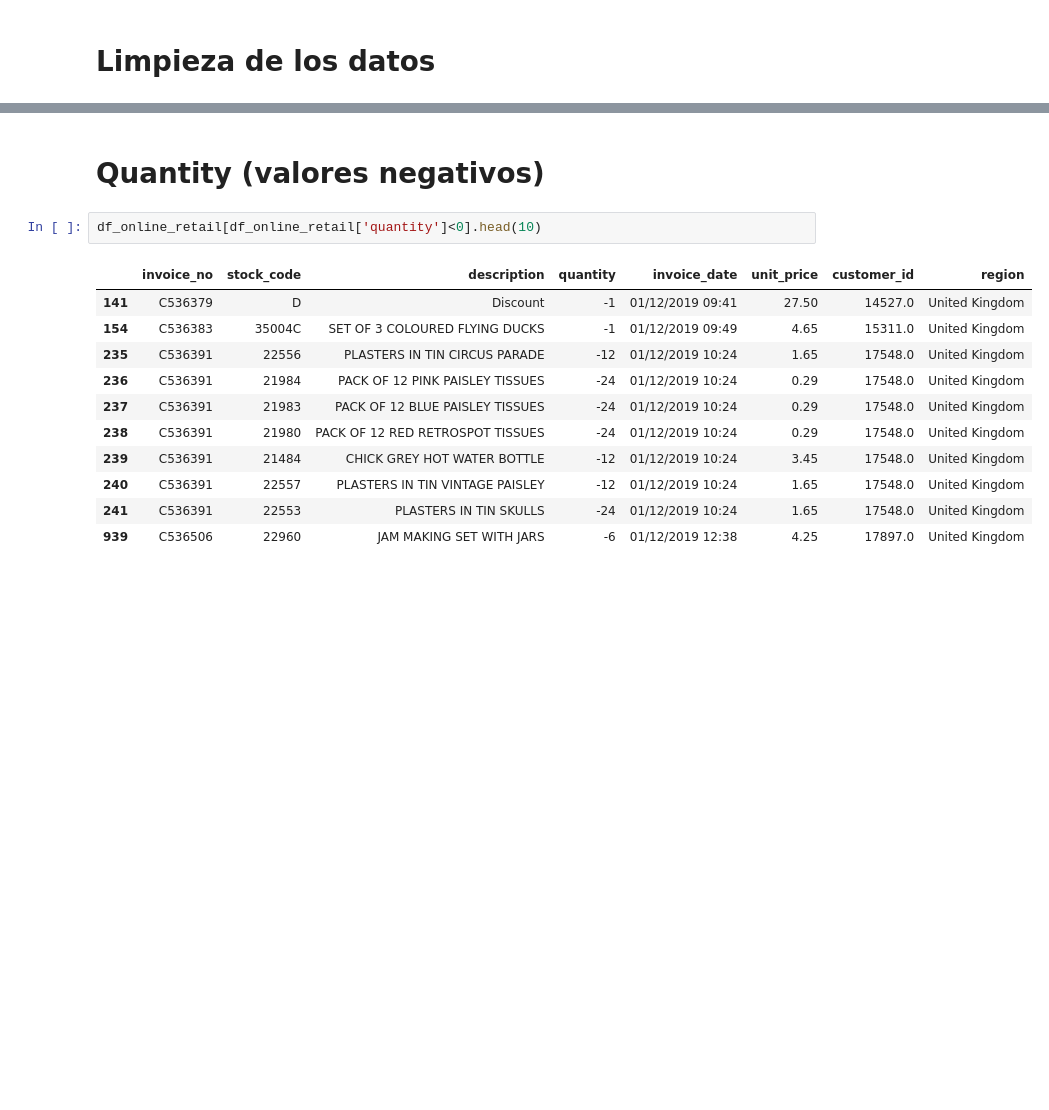
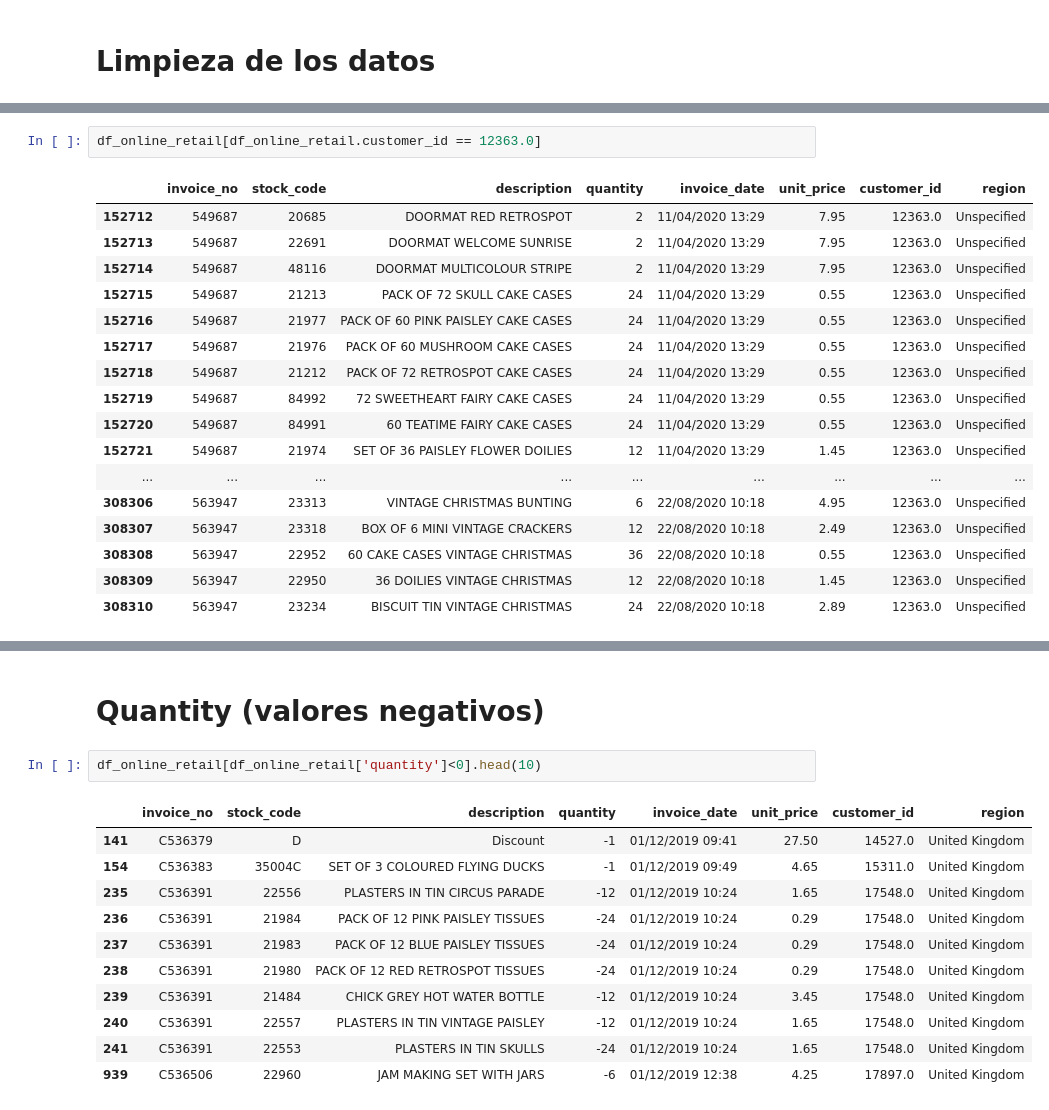
Before and after one commit to shimapi/hackathon-tripleten, a Jupyter notebook: notebook/EDA.ipynb, the cells around one changed output, grey strips where cells are left out. Cells and saved outputs as stored; diff of their text form; blank space fills up the shorter version.

```diff
--- a/notebook/EDA.ipynb
+++ b/notebook/EDA.ipynb
@@ -77,0 +180,20 @@ Index(['invoice_no', 'stock_code', 'description', 'quantity', 'invoice_date',
+# %%
+df_online_retail[df_online_retail.customer_id == 12363.0]
+# %% [output]
+|  | invoice_no | stock_code | description | quantity | invoice_date | unit_price | customer_id | region |
+| 152712 | 549687 | 20685 | DOORMAT RED RETROSPOT | 2 | 11/04/2020 13:29 | 7.95 | 12363.0 | Unspecified |
+| 152713 | 549687 | 22691 | DOORMAT WELCOME SUNRISE | 2 | 11/04/2020 13:29 | 7.95 | 12363.0 | Unspecified |
+| 152714 | 549687 | 48116 | DOORMAT MULTICOLOUR STRIPE | 2 | 11/04/2020 13:29 | 7.95 | 12363.0 | Unspecified |
+| 152715 | 549687 | 21213 | PACK OF 72 SKULL CAKE CASES | 24 | 11/04/2020 13:29 | 0.55 | 12363.0 | Unspecified |
+| 152716 | 549687 | 21977 | PACK OF 60 PINK PAISLEY CAKE CASES | 24 | 11/04/2020 13:29 | 0.55 | 12363.0 | Unspecified |
+| 152717 | 549687 | 21976 | PACK OF 60 MUSHROOM CAKE CASES | 24 | 11/04/2020 13:29 | 0.55 | 12363.0 | Unspecified |
+| 152718 | 549687 | 21212 | PACK OF 72 RETROSPOT CAKE CASES | 24 | 11/04/2020 13:29 | 0.55 | 12363.0 | Unspecified |
+| 152719 | 549687 | 84992 | 72 SWEETHEART FAIRY CAKE CASES | 24 | 11/04/2020 13:29 | 0.55 | 12363.0 | Unspecified |
+| 152720 | 549687 | 84991 | 60 TEATIME FAIRY CAKE CASES | 24 | 11/04/2020 13:29 | 0.55 | 12363.0 | Unspecified |
+| 152721 | 549687 | 21974 | SET OF 36 PAISLEY FLOWER DOILIES | 12 | 11/04/2020 13:29 | 1.45 | 12363.0 | Unspecified |
+| ... | ... | ... | ... | ... | ... | ... | ... | ... |
+| 308306 | 563947 | 23313 | VINTAGE CHRISTMAS BUNTING | 6 | 22/08/2020 10:18 | 4.95 | 12363.0 | Unspecified |
+| 308307 | 563947 | 23318 | BOX OF 6 MINI VINTAGE CRACKERS | 12 | 22/08/2020 10:18 | 2.49 | 12363.0 | Unspecified |
+| 308308 | 563947 | 22952 | 60 CAKE CASES VINTAGE CHRISTMAS | 36 | 22/08/2020 10:18 | 0.55 | 12363.0 | Unspecified |
+| 308309 | 563947 | 22950 | 36 DOILIES VINTAGE CHRISTMAS | 12 | 22/08/2020 10:18 | 1.45 | 12363.0 | Unspecified |
+| 308310 | 563947 | 23234 | BISCUIT TIN VINTAGE CHRISTMAS | 24 | 22/08/2020 10:18 | 2.89 | 12363.0 | Unspecified |
```
Also changed, not shown: parts of 48 cells of this notebook.
